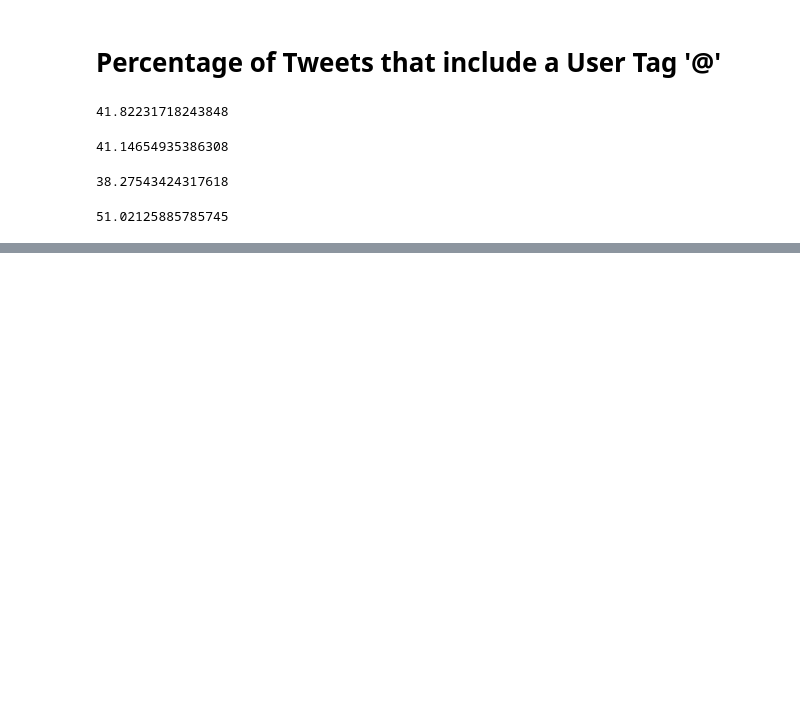
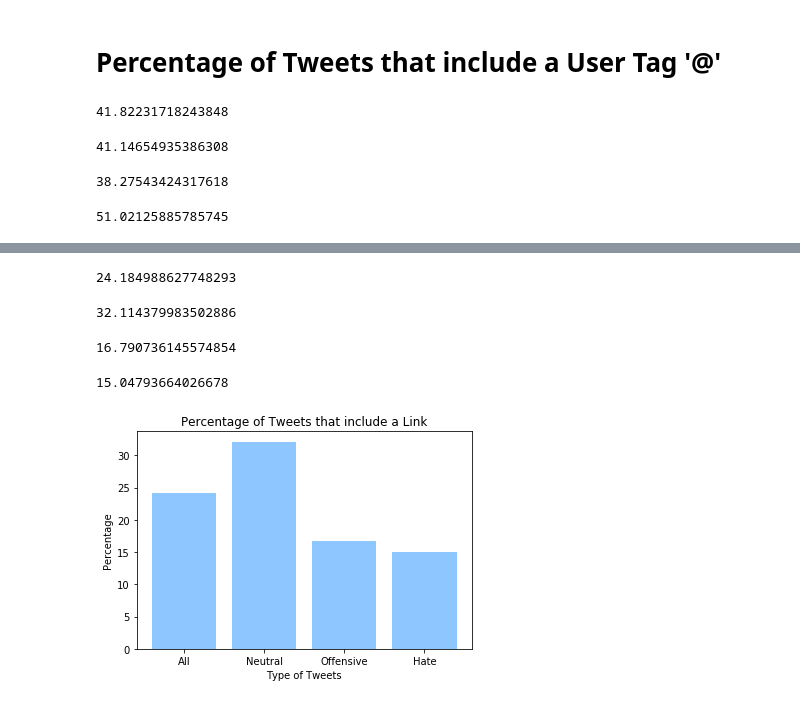
Before and after one commit to hkhan925/Hate-Speech-Classifier, a Jupyter notebook: Preliminary Statistics.ipynb, the cells around one changed output, grey strips where cells are left out. Drawn from its saved outputs; the diff is of its cells as text; code cells hidden in the pictures; blank space fills up the shorter version.

```diff
--- a/Preliminary Statistics.ipynb
+++ b/Preliminary Statistics.ipynb
@@ -140,0 +143,43 @@ plt.show()
+# %%
+def percentLinks(tweetArray):
+    tweets = len(tweetArray)
+    totalTagged = 0
+    for t in tweetArray:
+        if 'https://t.co/' in t:
+            totalTagged += 1
+    return totalTagged/tweets * 100
+# %%
+all_tweets_with_links = percentLinks(all_tweets)
+neutral_tweets_with_links = percentLinks(neutral_tweets)
+offensive_tweets_with_links = percentLinks(offensive_tweets)
+hate_tweets_with_links = percentLinks(hate_tweets)
+# %%
+all_tweets_with_links
+# %% [output]
+24.184988627748293
+# %%
+neutral_tweets_with_links
+# %% [output]
+32.114379983502886
+# %%
+offensive_tweets_with_links
+# %% [output]
+16.790736145574854
+# %%
+hate_tweets_with_links
+# %% [output]
+15.04793664026678
+# %%
+tweets = ('All', 'Neutral', 'Offensive', 'Hate')
+y_pos = np.arange(len(tweets))
+tagged = [all_tweets_with_links, neutral_tweets_with_links, offensive_tweets_with_links, hate_tweets_with_links]
+
+plt.bar(y_pos, tagged, align='center', alpha=0.5, color='dodgerblue')
+plt.xticks(y_pos, tweets)
+plt.xlabel('Type of Tweets')
+plt.ylabel('Percentage')
+plt.title('Percentage of Tweets that include a Link')
+
+plt.show()
+# %% [output]
+[figure, added]
```
Also changed, not shown: parts of 3 cells of this notebook.
